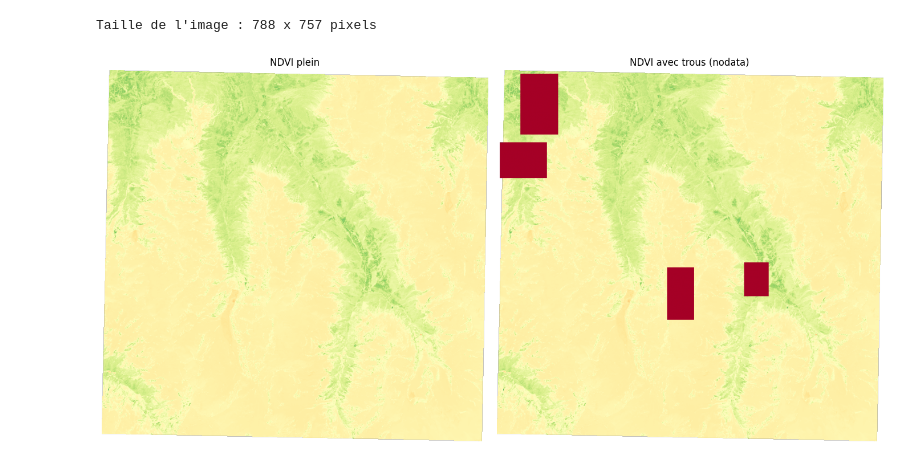
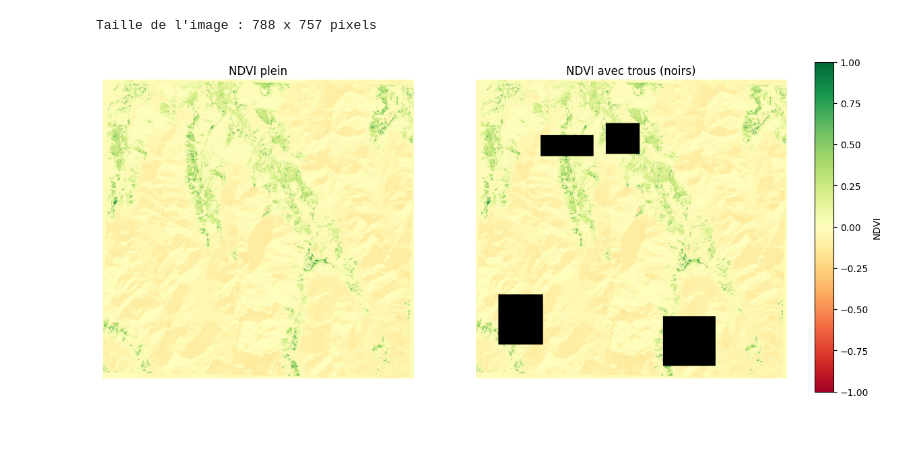
Before and after one commit to larasauser/master, a Jupyter notebook: imgprep.ipynb, the cells around one changed output. Drawn from its saved outputs; the diff is of its cells as text; code cells hidden in the pictures; blank space fills up the shorter version.

```diff
--- a/imgprep.ipynb
+++ b/imgprep.ipynb
@@ -202,38 +214,54 @@ Taille de l'image : 788 x 757 pixels
 # %%
 import rasterio
 import numpy as np
 import matplotlib.pyplot as plt
+import matplotlib.colors as mcolors
+
 
 def read_ndvi(path):
     with rasterio.open(path) as src:
         ndvi = src.read(1).astype(np.float32)
         nodata = src.nodata
         if nodata is not None:
             ndvi = np.where(ndvi == nodata, np.nan, ndvi)
     return ndvi
 
 # Chemins des images à comparer
-path_full = '/content/drive/MyDrive/NDVI_herens_Landsat8_10/NDVI_2015-04-24.tif'
-path_with_holes = '/content/drive/MyDrive/NDVI_herens_Landsat8_10/NDVI_herens_Landsat8_10_holes/NDVI_2015-04-24.tif'
+path_full = '/content/drive/MyDrive/NDVI_herens_Landsat8_10/imputed/NDVI_2016-01-21.tif'
+path_with_holes = '/content/drive/MyDrive/NDVI_herens_Landsat8_10/NDVI_herens_Landsat8_10_holes/NDVI_2016-01-21.tif'
 
 # Lire les images
 ndvi_full = read_ndvi(path_full)
 ndvi_holes = read_ndvi(path_with_holes)
 
+# Supposons que ndvi_holes contient des NaN ou -99999
+# On les masque pour les afficher en noir
+masked_ndvi = np.ma.masked_where(np.isnan(ndvi_holes) | (ndvi_holes == -9999), ndvi_holes)
+
+# Créer une copie de la colormap et définir les valeurs masquées en noir
+cmap = plt.cm.RdYlGn.copy()
+cmap.set_bad(color='black')  # couleur pour NaN ou valeurs masquées
+
+vmin, vmax = -1, 1
+
 # Affichage côte à côte
 fig, axes = plt.subplots(1, 2, figsize=(14, 7))
 
-vmin, vmax = -1, 1  # plage NDVI classique
-
+# Image NDVI plein
 axes[0].imshow(ndvi_full, cmap='RdYlGn', vmin=vmin, vmax=vmax)
 axes[0].set_title('NDVI plein')
 axes[0].axis('off')
 
-axes[1].imshow(ndvi_holes, cmap='RdYlGn', vmin=vmin, vmax=vmax)
-axes[1].set_title('NDVI avec trous (nodata)')
+# Image NDVI avec trous (affichés en noir)
+im1 = axes[1].imshow(masked_ndvi, cmap=cmap, vmin=vmin, vmax=vmax)
+axes[1].set_title('NDVI avec trous (noirs)')
 axes[1].axis('off')
 
-plt.tight_layout()
+# Colorbar à droite
+plt.subplots_adjust(right=0.85)
+cbar_ax = fig.add_axes([0.88, 0.15, 0.02, 0.7])
+fig.colorbar(im1, cax=cbar_ax, label="NDVI")
+
 plt.show()
 # %% [output]
-[figure, old version]
+[figure, new version]
```
Also changed, not shown: parts of 8 cells of this notebook.
